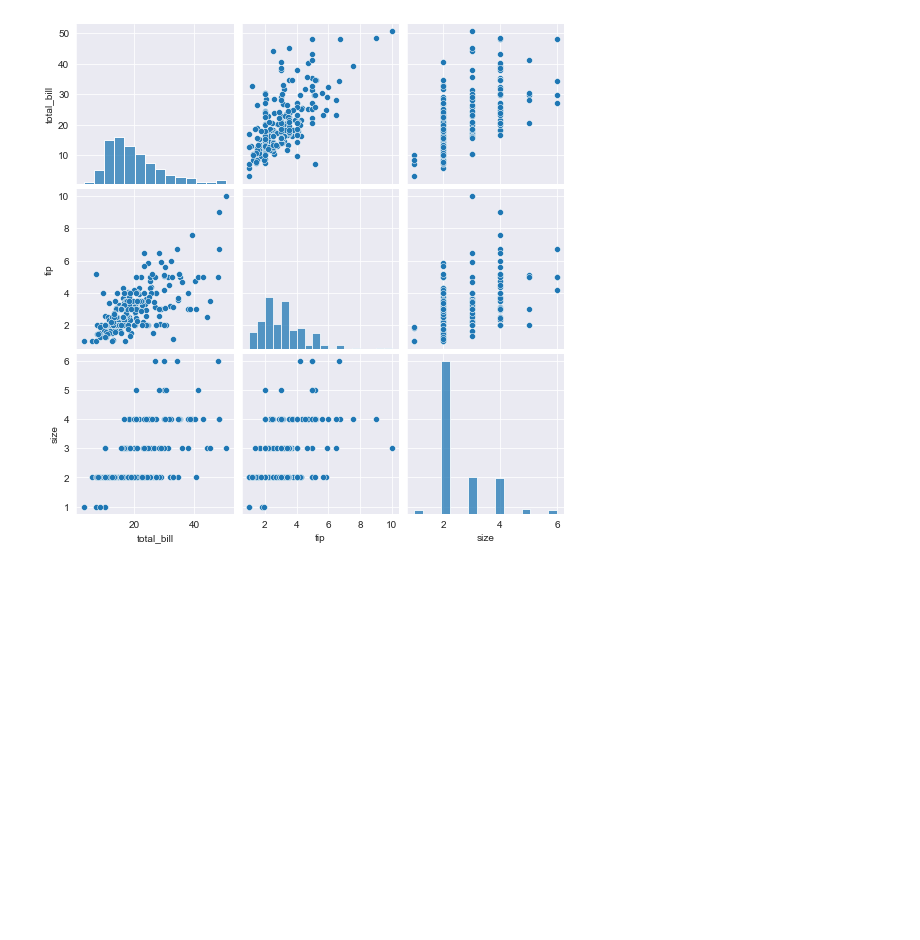
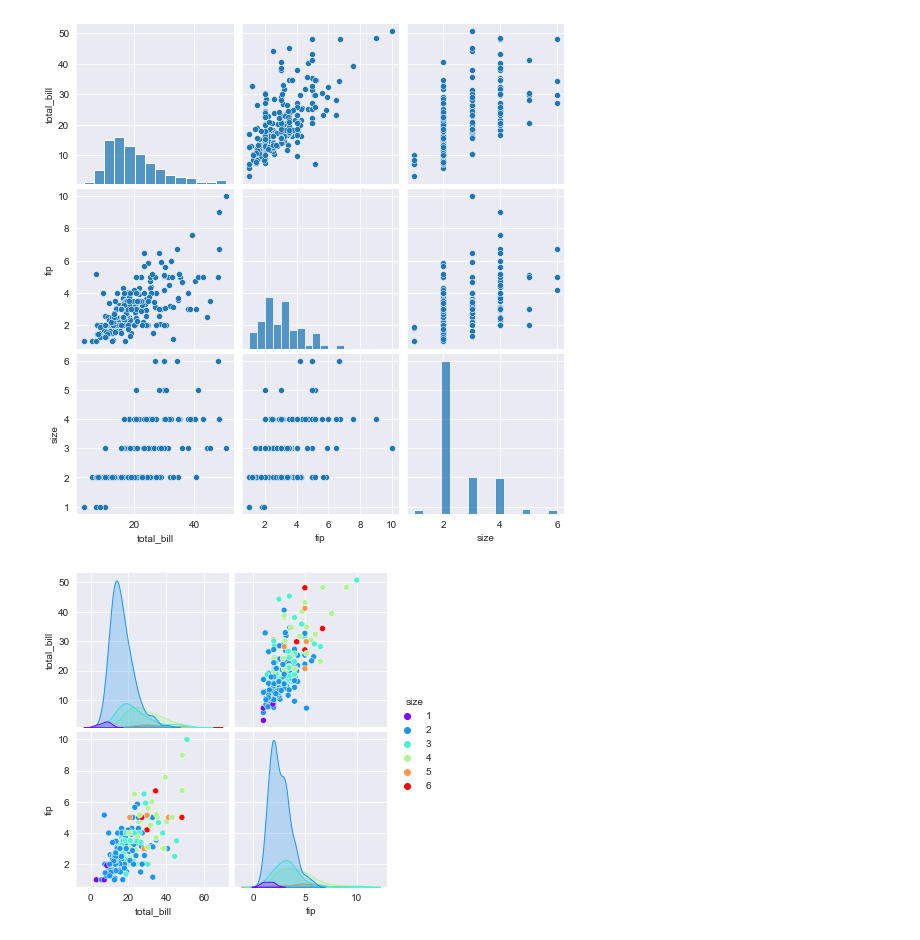
Before and after one commit to JaewooJason/Daily_Practice, a Jupyter notebook: 2022_AI_Visualization[03].ipynb, the cells around one changed output. Drawn from its saved outputs; the diff is of its cells as text; code cells hidden in the pictures; blank space fills up the shorter version.

```diff
--- a/2022_AI_Visualization[03].ipynb
+++ b/2022_AI_Visualization[03].ipynb
@@ -344,3 +344,10 @@ plt.show()
 plt.close()
 # %% [output]
 [figure]
+# %%
+sns.pairplot(tips_dataset, hue = 'size', palette = 'rainbow')
+
+plt.show()
+plt.close()
+# %% [output]
+[figure, added]
```
